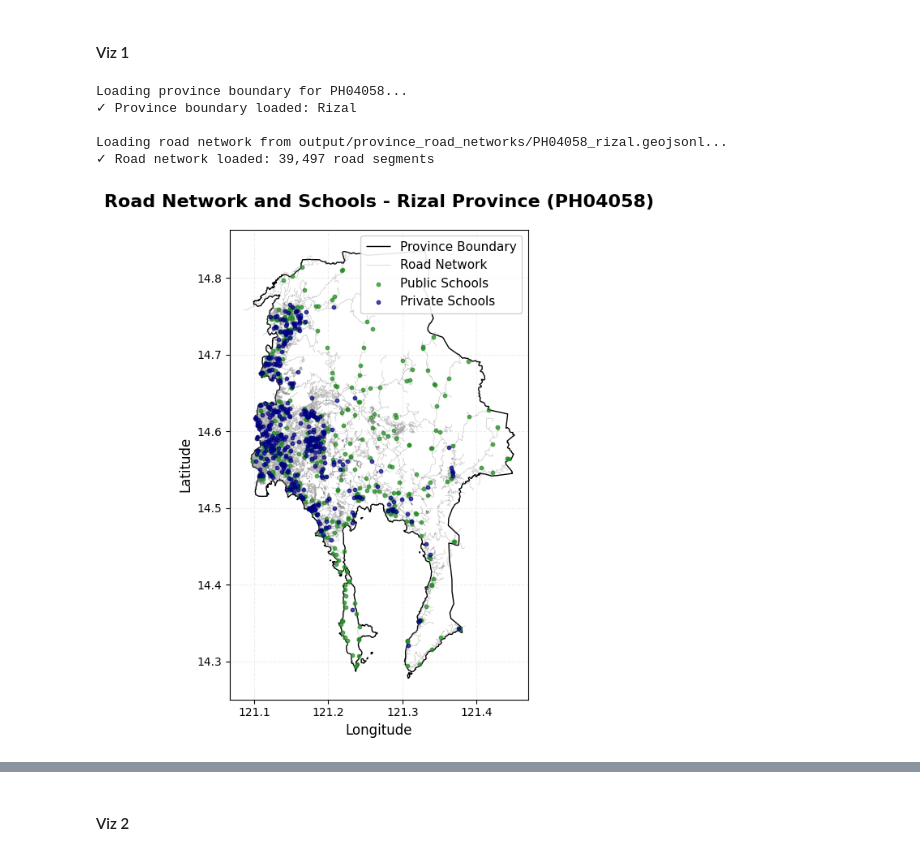
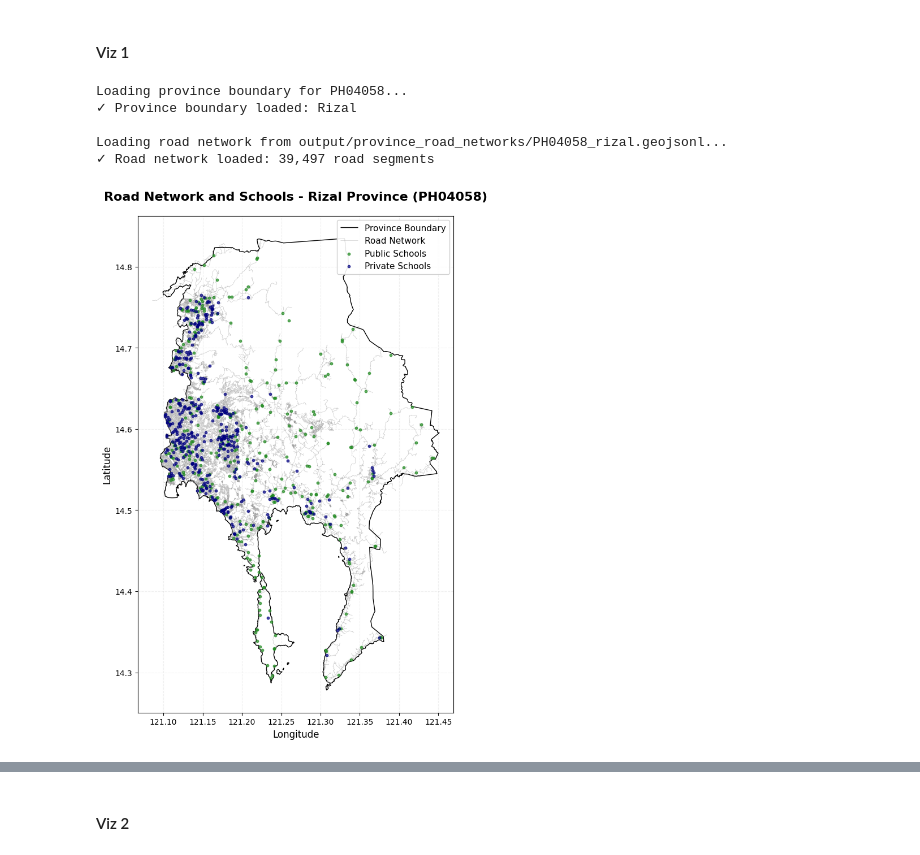
Before and after one commit to cair-philippines/project_paaral, a Jupyter notebook: notebooks/0.9.1-provincial-network-builder-scipy.ipynb, the cells around one changed output, grey strips where cells are left out. Cells and saved outputs as stored; diff of their text form; code cells hidden in the pictures.

```diff
--- a/notebooks/0.9.1-provincial-network-builder-scipy.ipynb
+++ b/notebooks/0.9.1-provincial-network-builder-scipy.ipynb
@@ -84,11 +135,23 @@ Private schools loaded: 9,305
 # %%
 # Load beneficiary edges (from Module 11)
-beneficiary_edges = pd.read_csv('output/beneficiary_edges_valid.csv')
+fname = 'output/gr7_enrollees_sy2023_2024_valid.csv'
+beneficiary_edges = pd.read_csv(fname)
 
 # Ensure string IDs
 beneficiary_edges['school_id_origin'] = beneficiary_edges['school_id_origin'].astype(str)
 beneficiary_edges['school_id_destination'] = beneficiary_edges['school_id_destination'].astype(str)
 
+# Clean year columns (sy_grade6 should be year only, not float)
+if 'sy_grade6' in beneficiary_edges.columns:
+  # Convert to string dtype if not already
+  beneficiary_edges['sy_grade6'] = beneficiary_edges['sy_grade6'].astype(str)
+
+  # Remove .0 suffix from float-like strings
+  beneficiary_edges['sy_grade6'] = beneficiary_edges['sy_grade6'].str.replace(r'\.0$', '', regex=True)
+
+  # Clean up 'nan' and 'None' string literals
+  beneficiary_edges.loc[beneficiary_edges['sy_grade6'].isin(['nan', 'None', '<NA>']), 'sy_grade6'] = None
+
 print(f"Beneficiary edges loaded: {len(beneficiary_edges):,}")
 print(f"Unique origins: {beneficiary_edges['school_id_origin'].nunique():,}")
 print(f"Unique destinations: {beneficiary_edges['school_id_destination'].nunique():,}")
@@ -469,8 +577,7 @@ road_network_gdf = gpd.read_file(ROAD_NETWORK_PATH)
 print(f"✓ Road network loaded: {len(road_network_gdf):,} road segments")
 
 # Create figure
-fig_scaler = 0.5 # default is 1.0
-fig, ax = plt.subplots(figsize=(16*fig_scaler, 14*fig_scaler))
+fig, ax = plt.subplots(figsize=(12, 10))
 
 # Plot province boundary (base layer)
 if len(province_boundary) > 0:
@@ -478,34 +585,34 @@ if len(province_boundary) > 0:
 
 # Plot road network (gray, thin lines)
 road_network_gdf.plot(ax=ax, color='gray', linewidth=0.5, alpha=0.4, label='Road Network')
 
 # Plot schools (color-coded by sector)
 public_bulacan.plot(ax=ax, color='forestgreen', markersize=10, alpha=0.7, label='Public Schools', zorder=3)
 private_bulacan.plot(ax=ax, color='navy', markersize=10, alpha=0.7, label='Private Schools', zorder=3)
 
 # Styling
 ax.set_title(f'Road Network and Schools - {PROVINCE_NAME.title()} Province ({PROVINCE_CODE})',
              fontsize=16, fontweight='bold', pad=20)
 ax.set_xlabel('Longitude', fontsize=12)
 ax.set_ylabel('Latitude', fontsize=12)
 ax.legend(loc='upper right', fontsize=11, framealpha=0.9)
 ax.grid(alpha=0.2, linestyle='--')
 
 plt.tight_layout()
 plt.show()
 
 print(f"\n✓ Visualization 1 complete")
 print(f"  Province boundary: {'Yes' if len(province_boundary) > 0 else 'No'}")
 print(f"  Road segments: {len(road_network_gdf):,}")
 print(f"  Public schools: {len(public_bulacan):,}")
 print(f"  Private schools: {len(private_bulacan):,}")
 # %% [output]
 Loading province boundary for PH04058...
 ✓ Province boundary loaded: Rizal
 
 Loading road network from output/province_road_networks/PH04058_rizal.geojsonl...
 ✓ Road network loaded: 39,497 road segments
-[figure, old version]
+[figure, new version]
 ✓ Visualization 1 complete
   Province boundary: Yes
   Road segments: 39,497
```
Also changed, not shown: parts of 18 cells of this notebook, 2 other files.
